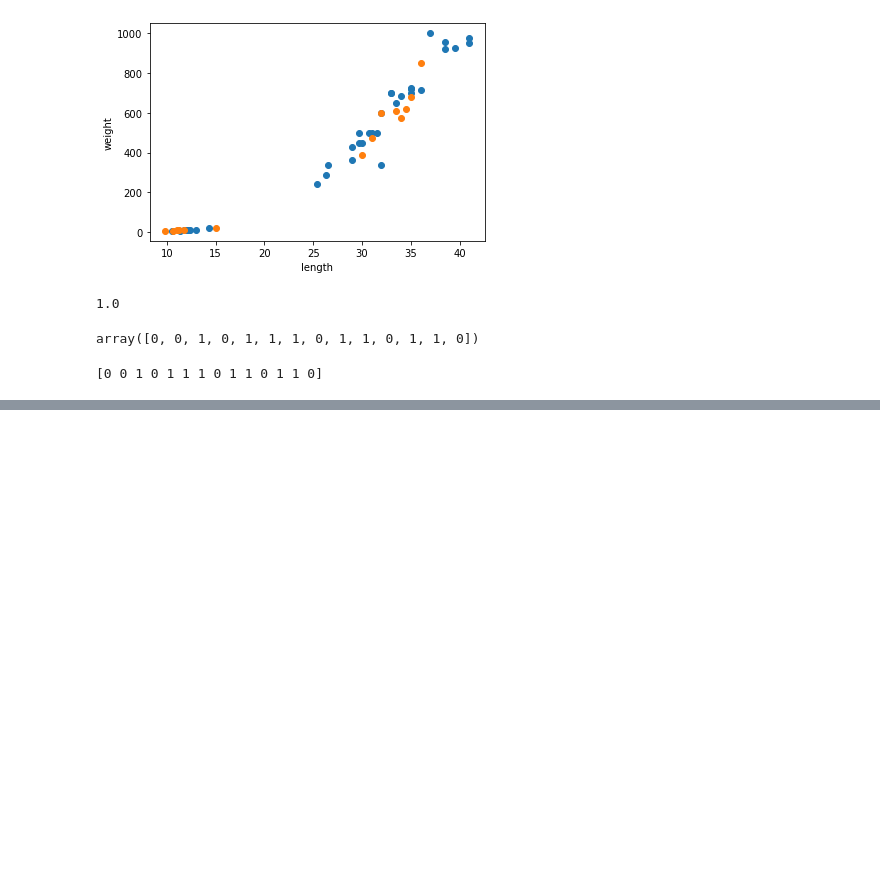
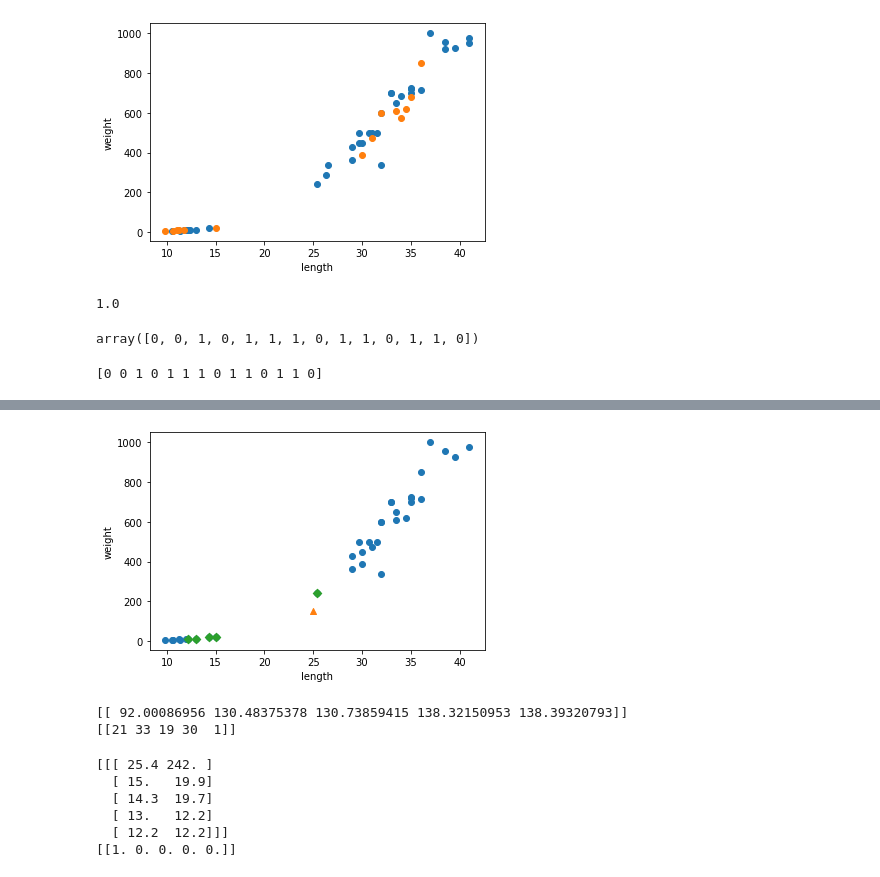
Before and after one commit to GrittyCode/Machinelearning_study, a Jupyter notebook: BreamAndSmelt.ipynb, the cells around one changed output, grey strips where cells are left out. Drawn from its saved outputs; the diff is of its cells as text; code cells hidden in the pictures; blank space fills up the shorter version.

```diff
--- a/BreamAndSmelt.ipynb
+++ b/BreamAndSmelt.ipynb
@@ -174,0 +245,27 @@ print(test_target)
+# %%
+distances, indexes = kn.kneighbors([[25,150]]) #해당 원소와 이웃들의 거리차이를 첫번째로 반환하고 두번째론 이웃들의 인덱스들을 반환해준다.
+
+plt.scatter(train_input[:,0],train_input[:,1]) #train_input의 모든 원소의 0번째 특성을 x위치로 1번째 특성을 y위치로 산점도 그래프를 그려준다.
+plt.scatter(25,150,marker='^') #marker 매개변수의 모양지정
+plt.scatter(train_input[indexes,0],train_input[indexes,1],marker='D') #마름모로
+plt.xlabel('length')
+plt.ylabel('weight')
+plt.show()
+# %% [output]
+[figure, added]
+# %%
+print(distances)
+print(indexes)
+# %% [output]
+[[ 92.00086956 130.48375378 130.73859415 138.32150953 138.39320793]]
+[[21 33 19 30  1]]
+# %%
+print(train_input[indexes])
+print(train_target[indexes])
+# %% [output]
+[[[ 25.4 242. ]
+  [ 15.   19.9]
+  [ 14.3  19.7]
+  [ 13.   12.2]
+  [ 12.2  12.2]]]
+[[1. 0. 0. 0. 0.]]
```
Also changed, not shown: parts of 19 cells of this notebook.
